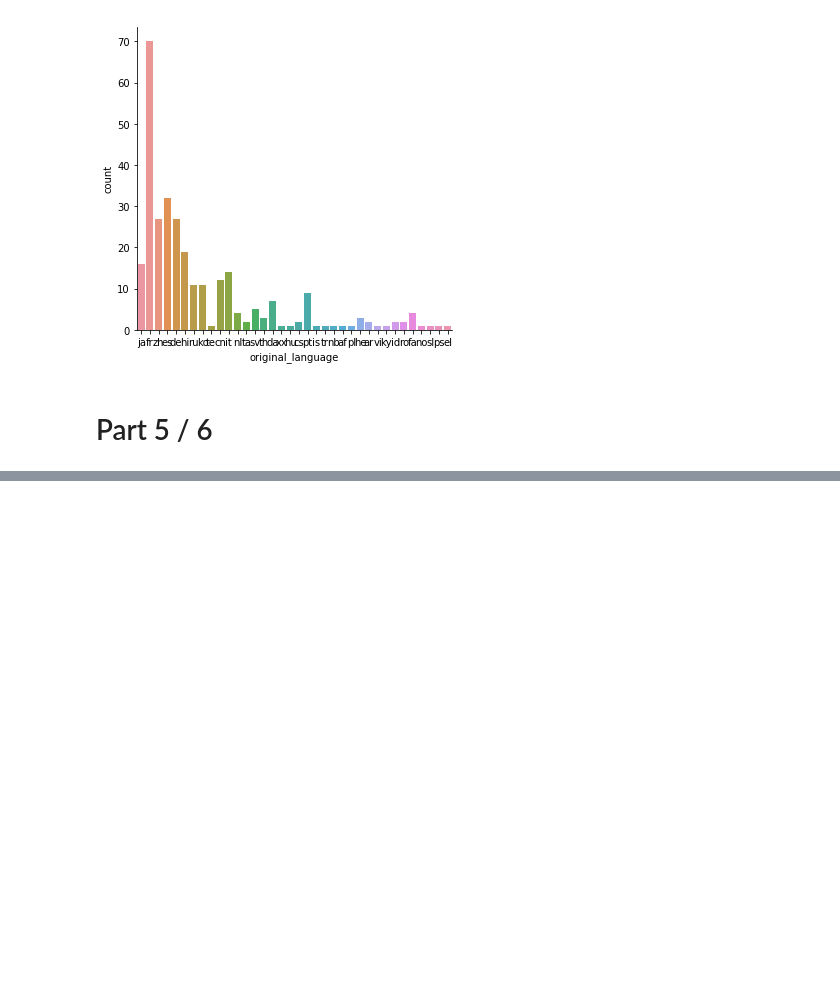
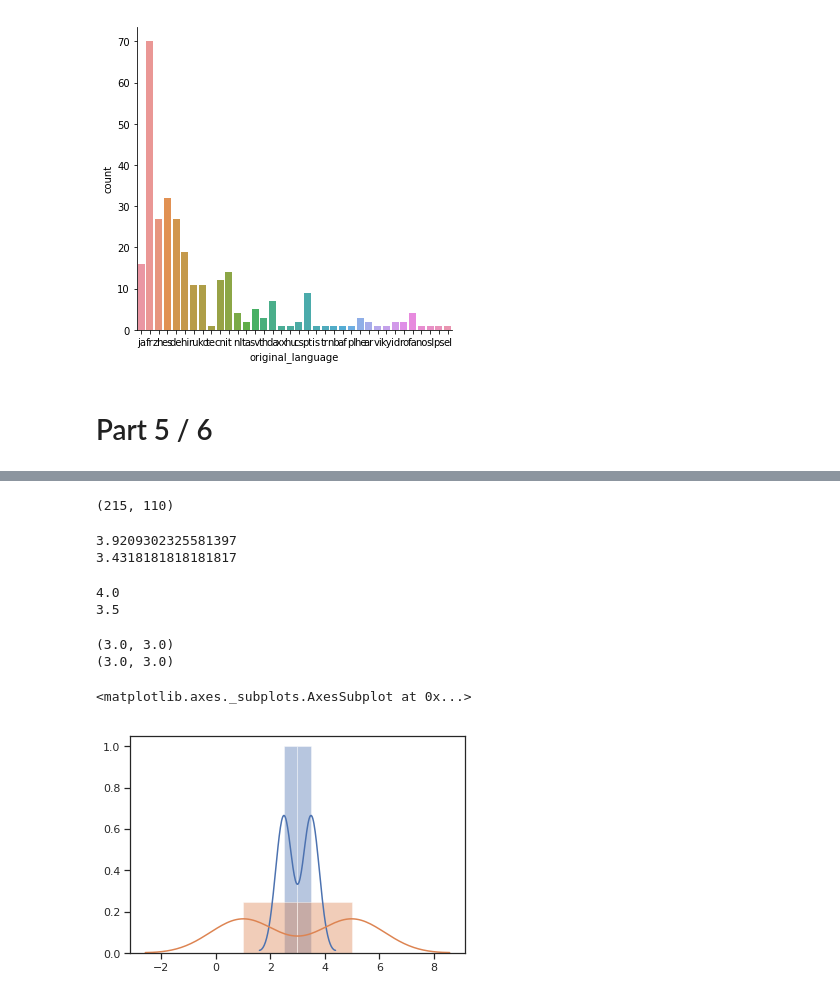
Before and after one commit to geocarvalho/python-ds, a Jupyter notebook: alura/data-science/01_primeiros-passos/introducao-a-data-science.ipynb, the cells around one changed output, grey strips where cells are left out. Drawn from its saved outputs; the diff is of its cells as text; code cells hidden in the pictures; blank space fills up the shorter version.

```diff
--- a/alura/data-science/01_primeiros-passos/introducao-a-data-science.ipynb
+++ b/alura/data-science/01_primeiros-passos/introducao-a-data-science.ipynb
@@ -299,0 +337,37 @@ sns.catplot(x='original_language', kind='count', data=filmes_sem_lingua_original
+# %%
+notas_do_toy_store = notas.query("filmeId==1")
+notas_do_jumanji = notas.query("filmeId==2")
+print(len(notas_do_toy_store), len(notas_do_jumanji))
+# %% [output]
+(215, 110)
+# %%
+print(notas_do_toy_store.nota.mean())
+print(notas_do_jumanji.nota.mean())
+# %% [output]
+3.9209302325581397
+3.4318181818181817
+# %%
+print(notas_do_toy_store.nota.median())
+print(notas_do_jumanji.nota.median())
+# %% [output]
+4.0
+3.5
+# %%
+ar1 = np.array([2.5]*10)
+ar2 = np.array([3.5]*10)
+ar3 = np.array([1]*10)
+ar4 = np.array([5]*10)
+filme1 = np.append(ar1, ar2)
+filme2 = np.append(ar3, ar4)
+print(filme1.mean(), filme2.mean())
+
+print(np.median(filme1), np.median(filme2))
+# %% [output]
+(3.0, 3.0)
+(3.0, 3.0)
+# %%
+sns.distplot(filme1)
+sns.distplot(filme2)
+# %% [output]
+<matplotlib.axes._subplots.AxesSubplot at 0x...>
+[figure, added]
```
Also changed, not shown: parts of 12 cells of this notebook, 4 other files.
